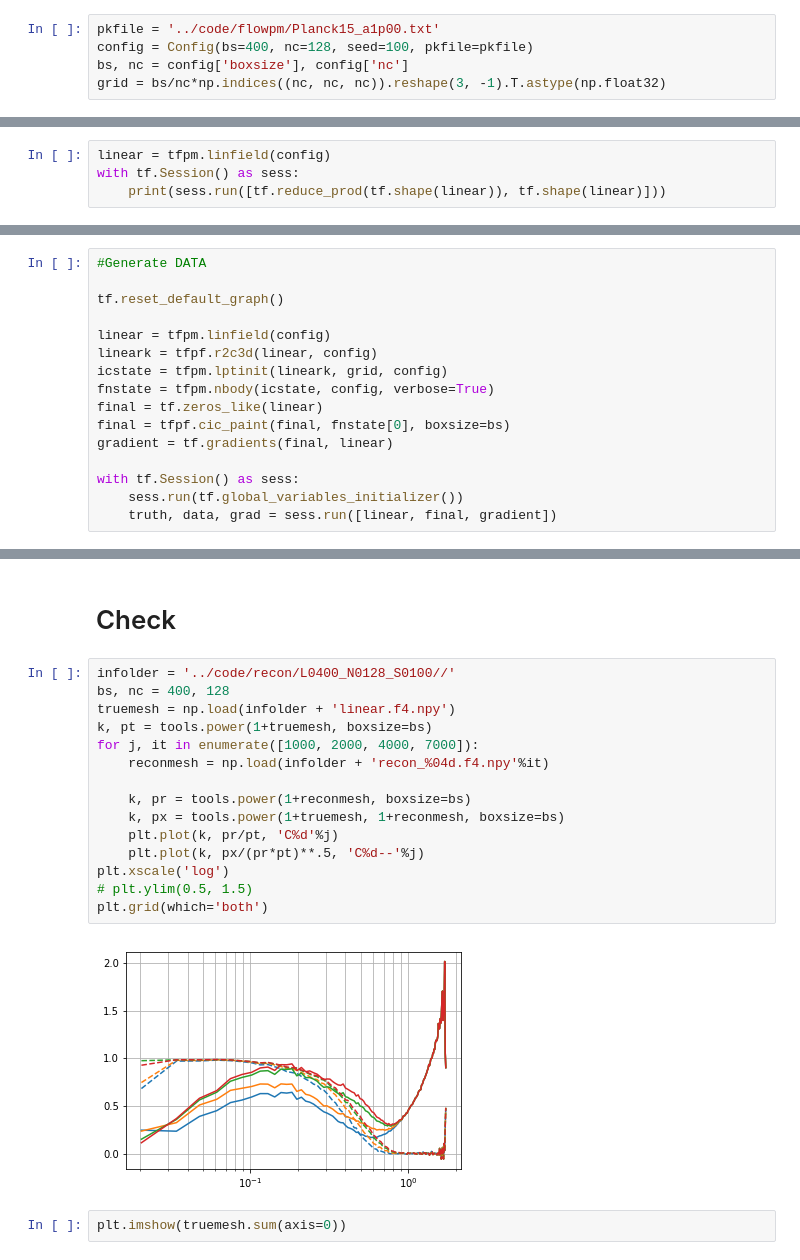
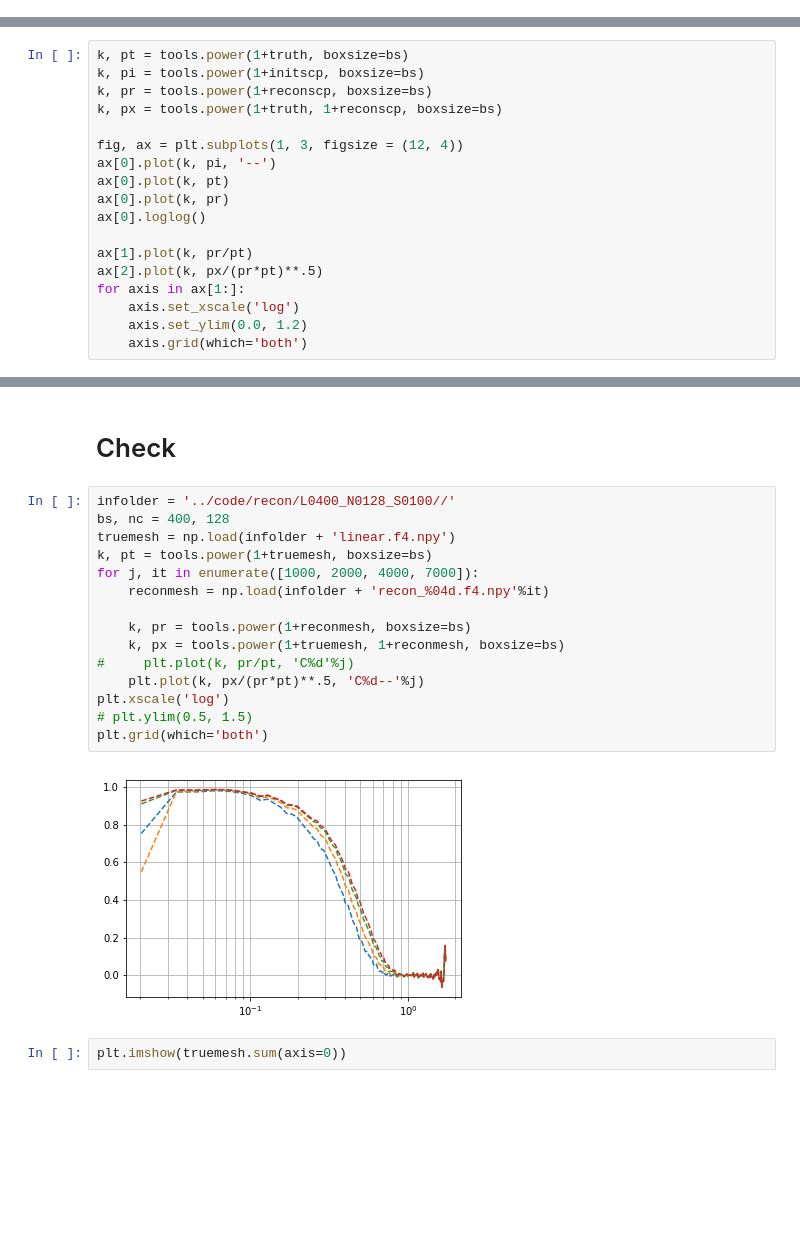
Before and after one commit to modichirag/galmodel, a Jupyter notebook: notebooks/ReconPM.ipynb, the cells around one changed output, grey strips where cells are left out. Cells and saved outputs as stored; diff of their text form; blank space fills up the shorter version.

```diff
--- a/notebooks/ReconPM.ipynb
+++ b/notebooks/ReconPM.ipynb
@@ -64,9 +22,4 @@ import tfpmfuncs as tfpf
 from tfpmconfig import Config
 # %% [markdown]
 # PM
-# %%
-pkfile = '../code/flowpm/Planck15_a1p00.txt'
-config = Config(bs=400, nc=128, seed=100, pkfile=pkfile)
-bs, nc = config['boxsize'], config['nc']
-grid = bs/nc*np.indices((nc, nc, nc)).reshape(3, -1).T.astype(np.float32)
 # %%
@@ -84,4 +35,0 @@ grid = bs/nc*np.indices((nc, nc, nc)).reshape(3, -1).T.astype(np.float32)
-# %%
-linear = tfpm.linfield(config)
-with tf.Session() as sess:
-    print(sess.run([tf.reduce_prod(tf.shape(linear)), tf.shape(linear)]))
@@ -174,16 +106,0 @@ K 0.8803408430829505 1.0 1.0
-# %%
-#Generate DATA
-
-tf.reset_default_graph()
-
-linear = tfpm.linfield(config)
-lineark = tfpf.r2c3d(linear, config)
-icstate = tfpm.lptinit(lineark, grid, config)
-fnstate = tfpm.nbody(icstate, config, verbose=True)
-final = tf.zeros_like(linear)
-final = tfpf.cic_paint(final, fnstate[0], boxsize=bs)
-gradient = tf.gradients(final, linear)
-
-with tf.Session() as sess:
-    sess.run(tf.global_variables_initializer())
-    truth, data, grad = sess.run([linear, final, gradient])
@@ -375,0 +464,18 @@ plt.grid(which='both')
+# %%
+k, pt = tools.power(1+truth, boxsize=bs)
+k, pi = tools.power(1+initscp, boxsize=bs)
+k, pr = tools.power(1+reconscp, boxsize=bs)
+k, px = tools.power(1+truth, 1+reconscp, boxsize=bs)
+
+fig, ax = plt.subplots(1, 3, figsize = (12, 4))
+ax[0].plot(k, pi, '--')
+ax[0].plot(k, pt)
+ax[0].plot(k, pr)
+ax[0].loglog()
+
+ax[1].plot(k, pr/pt)
+ax[2].plot(k, px/(pr*pt)**.5)
+for axis in ax[1:]:
+    axis.set_xscale('log')
+    axis.set_ylim(0.0, 1.2)
+    axis.grid(which='both')
@@ -378,20 +496,20 @@ plt.grid(which='both')
 # %%
 infolder = '../code/recon/L0400_N0128_S0100//'
 bs, nc = 400, 128
 truemesh = np.load(infolder + 'linear.f4.npy')
 k, pt = tools.power(1+truemesh, boxsize=bs)
 for j, it in enumerate([1000, 2000, 4000, 7000]):
     reconmesh = np.load(infolder + 'recon_%04d.f4.npy'%it)
 
     k, pr = tools.power(1+reconmesh, boxsize=bs)
     k, px = tools.power(1+truemesh, 1+reconmesh, boxsize=bs)
-    plt.plot(k, pr/pt, 'C%d'%j)
+#     plt.plot(k, pr/pt, 'C%d'%j)
     plt.plot(k, px/(pr*pt)**.5, 'C%d--'%j)
 plt.xscale('log')
 # plt.ylim(0.5, 1.5)
 plt.grid(which='both')
 # %% [output]
-[figure, old version]
+[figure, new version]
 # %%
 plt.imshow(truemesh.sum(axis=0))
 # %% [output]
```
Also changed, not shown: parts of 51 cells of this notebook.
